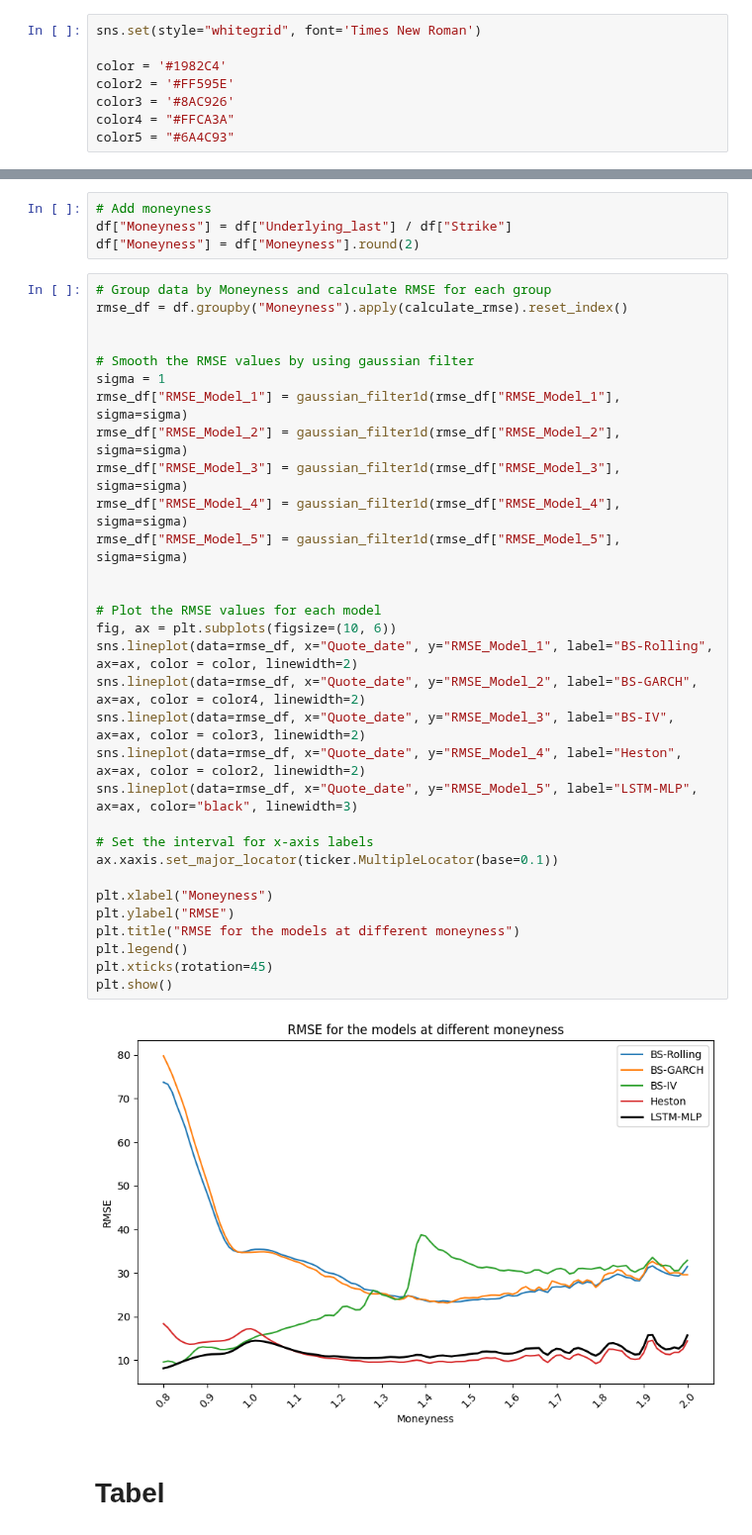
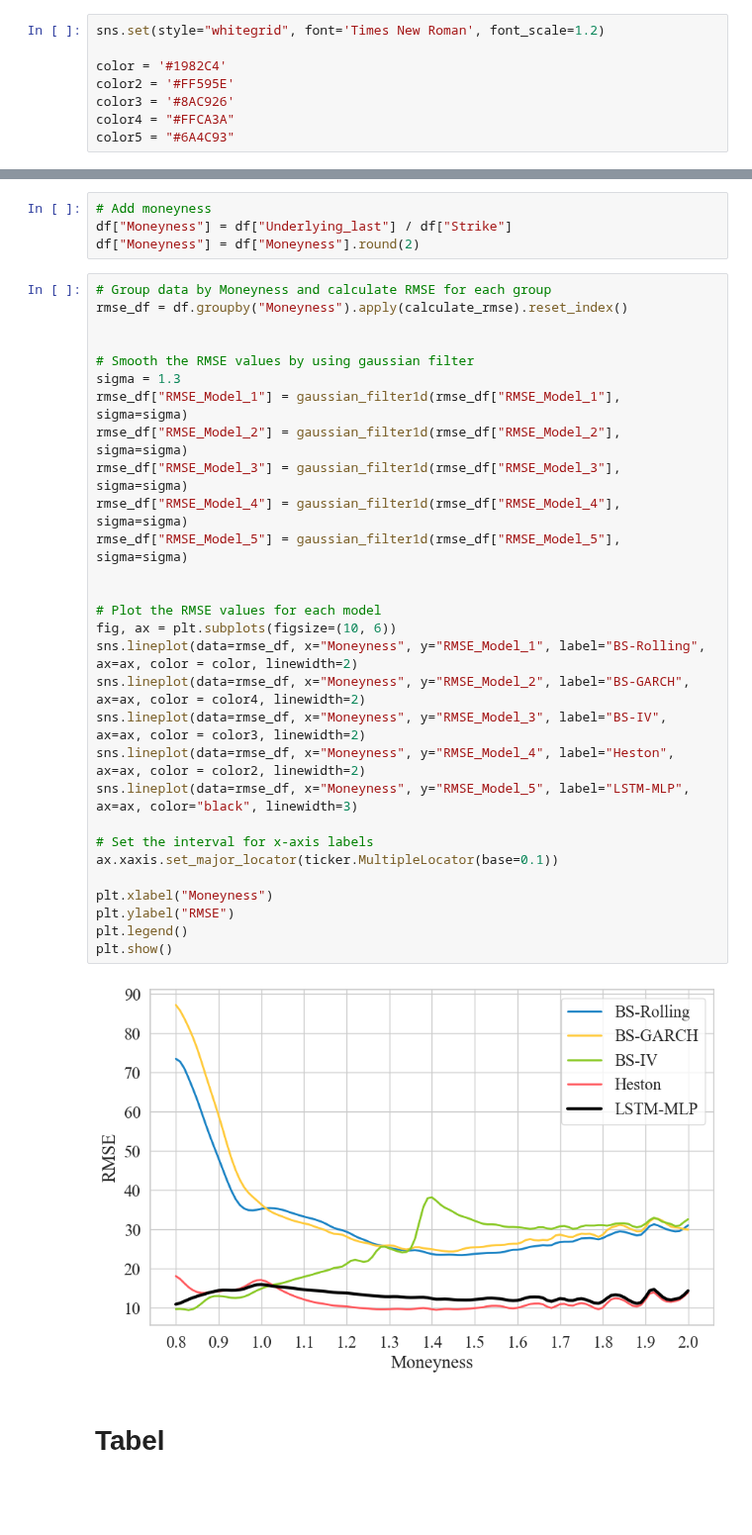
Before and after one commit to erlend-rygg/deep-learning-for-option-pricing, a Jupyter notebook: results_analysis/compare_results.ipynb, the cells around one changed output, grey strips where cells are left out. Shown at 99% size. Cells and saved outputs as stored; diff of their text form; blank space fills up the shorter version.

```diff
--- a/results_analysis/compare_results.ipynb
+++ b/results_analysis/compare_results.ipynb
@@ -29,7 +29,7 @@ To enable the following instructions: AVX2 FMA, in other operations, rebuild Ten
 write_to_file = False
 read_from_file = True
 # %%
-sns.set(style="whitegrid", font='Times New Roman')
+sns.set(style="whitegrid", font='Times New Roman', font_scale=1.2)
 
 color = '#1982C4'
 color2 = '#FF595E'
@@ -254,36 +264,34 @@ df["Moneyness"] = df["Moneyness"].round(2)
 # %%
 # Group data by Moneyness and calculate RMSE for each group
 rmse_df = df.groupby("Moneyness").apply(calculate_rmse).reset_index()
 
 
 # Smooth the RMSE values by using gaussian filter
-sigma = 1
+sigma = 1.3
 rmse_df["RMSE_Model_1"] = gaussian_filter1d(rmse_df["RMSE_Model_1"], sigma=sigma)
 rmse_df["RMSE_Model_2"] = gaussian_filter1d(rmse_df["RMSE_Model_2"], sigma=sigma)
 rmse_df["RMSE_Model_3"] = gaussian_filter1d(rmse_df["RMSE_Model_3"], sigma=sigma)
 rmse_df["RMSE_Model_4"] = gaussian_filter1d(rmse_df["RMSE_Model_4"], sigma=sigma)
 rmse_df["RMSE_Model_5"] = gaussian_filter1d(rmse_df["RMSE_Model_5"], sigma=sigma)
 
 
 # Plot the RMSE values for each model
 fig, ax = plt.subplots(figsize=(10, 6))
-sns.lineplot(data=rmse_df, x="Quote_date", y="RMSE_Model_1", label="BS-Rolling", ax=ax, color = color, linewidth=2)
-sns.lineplot(data=rmse_df, x="Quote_date", y="RMSE_Model_2", label="BS-GARCH", ax=ax, color = color4, linewidth=2)
-sns.lineplot(data=rmse_df, x="Quote_date", y="RMSE_Model_3", label="BS-IV", ax=ax, color = color3, linewidth=2)
-sns.lineplot(data=rmse_df, x="Quote_date", y="RMSE_Model_4", label="Heston", ax=ax, color = color2, linewidth=2)
-sns.lineplot(data=rmse_df, x="Quote_date", y="RMSE_Model_5", label="LSTM-MLP", ax=ax, color="black", linewidth=3)
+sns.lineplot(data=rmse_df, x="Moneyness", y="RMSE_Model_1", label="BS-Rolling", ax=ax, color = color, linewidth=2)
+sns.lineplot(data=rmse_df, x="Moneyness", y="RMSE_Model_2", label="BS-GARCH", ax=ax, color = color4, linewidth=2)
+sns.lineplot(data=rmse_df, x="Moneyness", y="RMSE_Model_3", label="BS-IV", ax=ax, color = color3, linewidth=2)
+sns.lineplot(data=rmse_df, x="Moneyness", y="RMSE_Model_4", label="Heston", ax=ax, color = color2, linewidth=2)
+sns.lineplot(data=rmse_df, x="Moneyness", y="RMSE_Model_5", label="LSTM-MLP", ax=ax, color="black", linewidth=3)
 
 # Set the interval for x-axis labels
 ax.xaxis.set_major_locator(ticker.MultipleLocator(base=0.1))
 
 plt.xlabel("Moneyness")
 plt.ylabel("RMSE")
-plt.title("RMSE for the models at different moneyness")
 plt.legend()
-plt.xticks(rotation=45)
 plt.show()
 # %% [output]
-[figure, old version]
+[figure, new version]
 # %% [markdown]
 # Tabel
 # %% [markdown]
```
Also changed, not shown: parts of 7 cells of this notebook, 1 other file.
